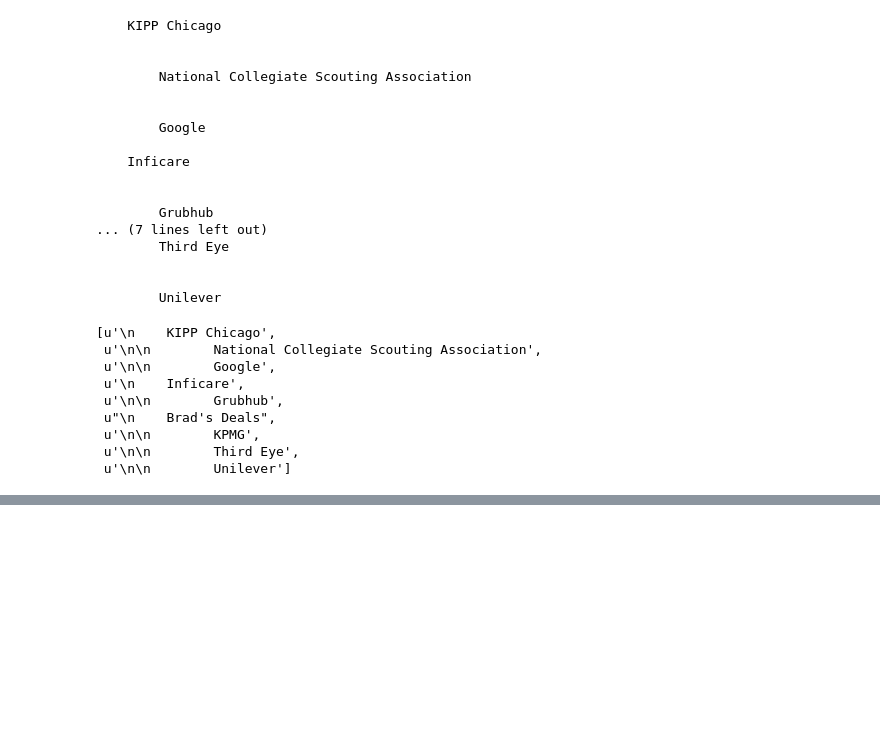
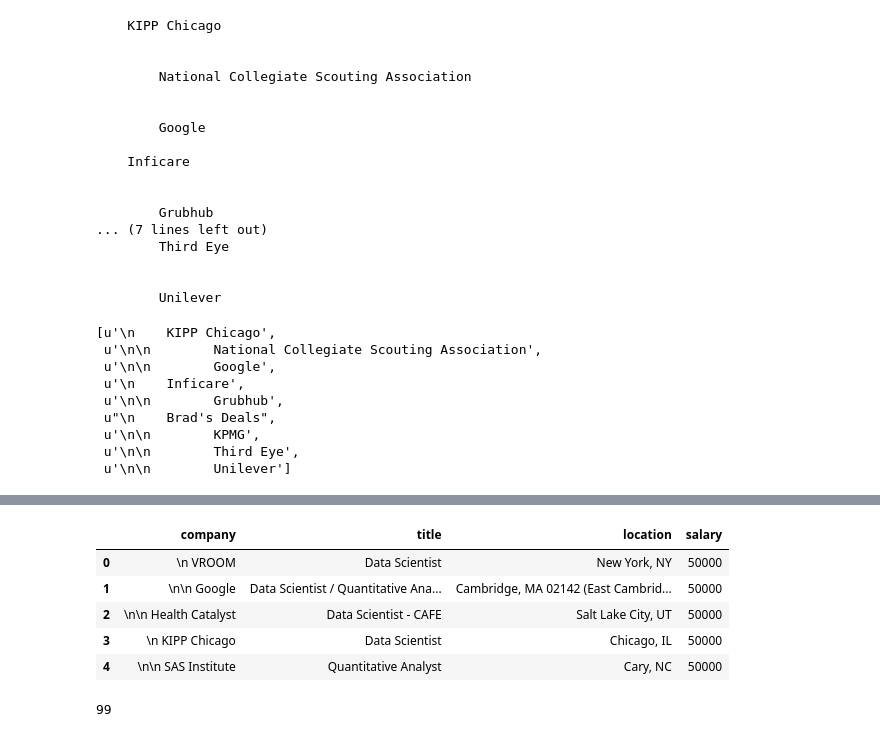
Before and after one commit to cgeppig/DSI_week_03, a Jupyter notebook: data scraping lab oct18.ipynb, the cells around one changed output, grey strips where cells are left out. Cells and saved outputs as stored; diff of their text form; code cells hidden in the pictures; blank space fills up the shorter version.

Commit message:
added to data scraping lab

```diff
--- a/data scraping lab oct18.ipynb
+++ b/data scraping lab oct18.ipynb
@@ -258,20 +258,19 @@ location_50000 = []
 jobTitle_50000 = []
 salaryBase_50000 = []
 
-for page in range(0, 101, 10):
+for page in range(0, 501, 10):
     website = 'http://www.indeed.com/jobs?q=data+scientist+%2450%2C000&start=' + str(page)
     soup = BeautifulSoup(urllib2.urlopen(website))
     for i in soup('div', {'class': ' row result'}):
         for j in i('span', {'itemprop': 'name'}):
-            company_name_50000.append(j.get_text())
+            company_name_50000.append(j.get_text().encode('utf-8'))   ## make sure this encode works
+            salaryBase_50000.append(50000)
     for area in soup('div', {'class': ' row result'}):
         for place in area('span', {'itemprop': 'addressLocality'}):
             location_50000.append(place.get_text())
-    for i in soup('div', {'class': ' row result'}):
-        for j in i('a', {'data-tn-element': 'jobTitle'}):
+    for pea in soup('div', {'class': ' row result'}):
+        for j in pea('a', {'data-tn-element': 'jobTitle'}):
             jobTitle_50000.append(j.get_text())
-    for i in soup:
-        salaryBase_50000.append(50000)
     print "You have looked through %s records" % page
     print website
     sleep(5)
@@ -277,0 +295,22 @@ for page in range(0, 101, 10):
+# %%
+dictionary_50000 = {'company_name': company_name_50000,
+                   'location_50000': location_50000,
+                   "jobTitle_50000" : jobTitle_50000,
+                   "salaryBase_50000" : salaryBase_50000}
+# %%
+df50000 = pd.DataFrame(dictionary_50000)
+# %%
+df50000.columns = ['company', 'title', 'location', 'salary']
+# %%
+df50000.head()
+# %% [output]
+|  | company | title | location | salary |
+| 0 | \n VROOM | Data Scientist | New York, NY | 50000 |
+| 1 | \n\n Google | Data Scientist / Quantitative Ana... | Cambridge, MA 02142 (East Cambrid... | 50000 |
+| 2 | \n\n Health Catalyst | Data Scientist - CAFE | Salt Lake City, UT | 50000 |
+| 3 | \n KIPP Chicago | Data Scientist | Chicago, IL | 50000 |
+| 4 | \n\n SAS Institute | Quantitative Analyst | Cary, NC | 50000 |
+# %%
+len(jobTitle_50000)
+# %% [output]
+99
```
Also changed, not shown: parts of 10 cells of this notebook, 2 other files.
